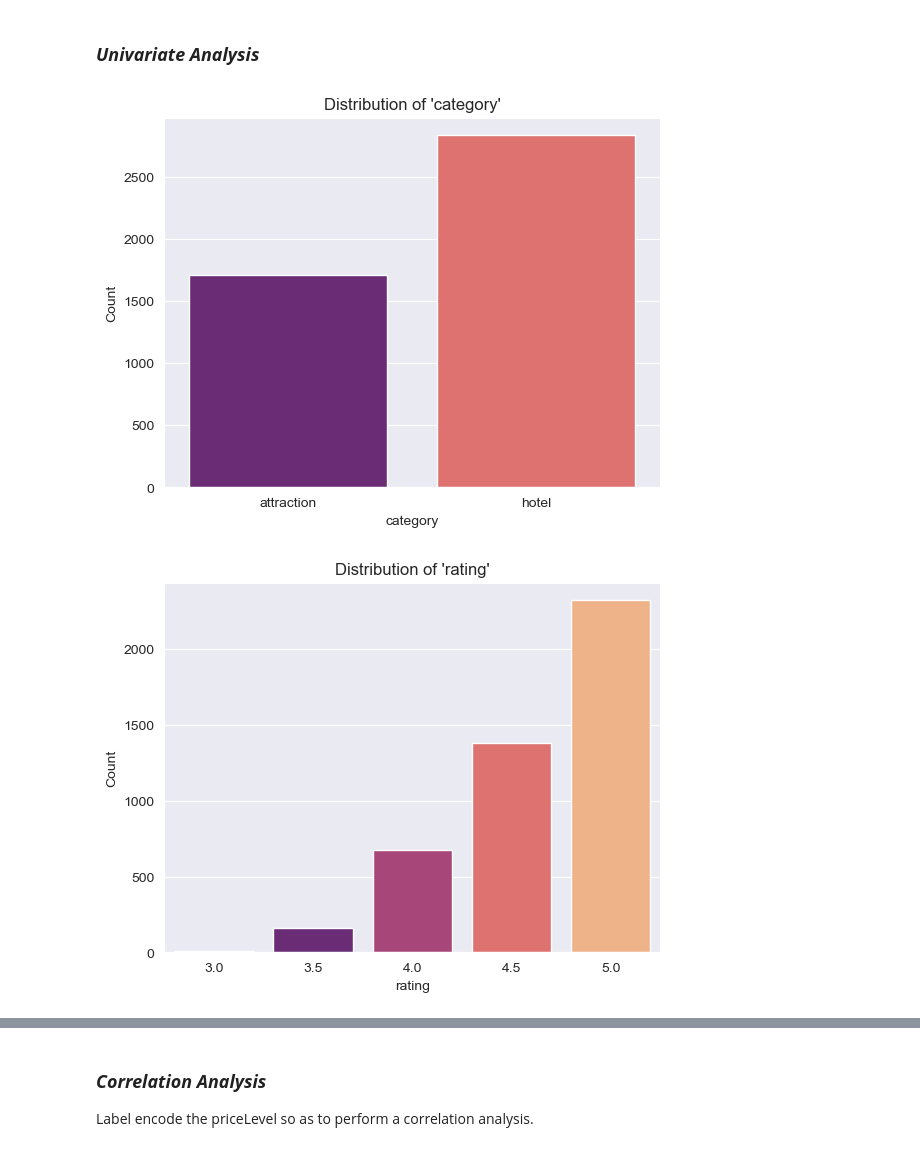
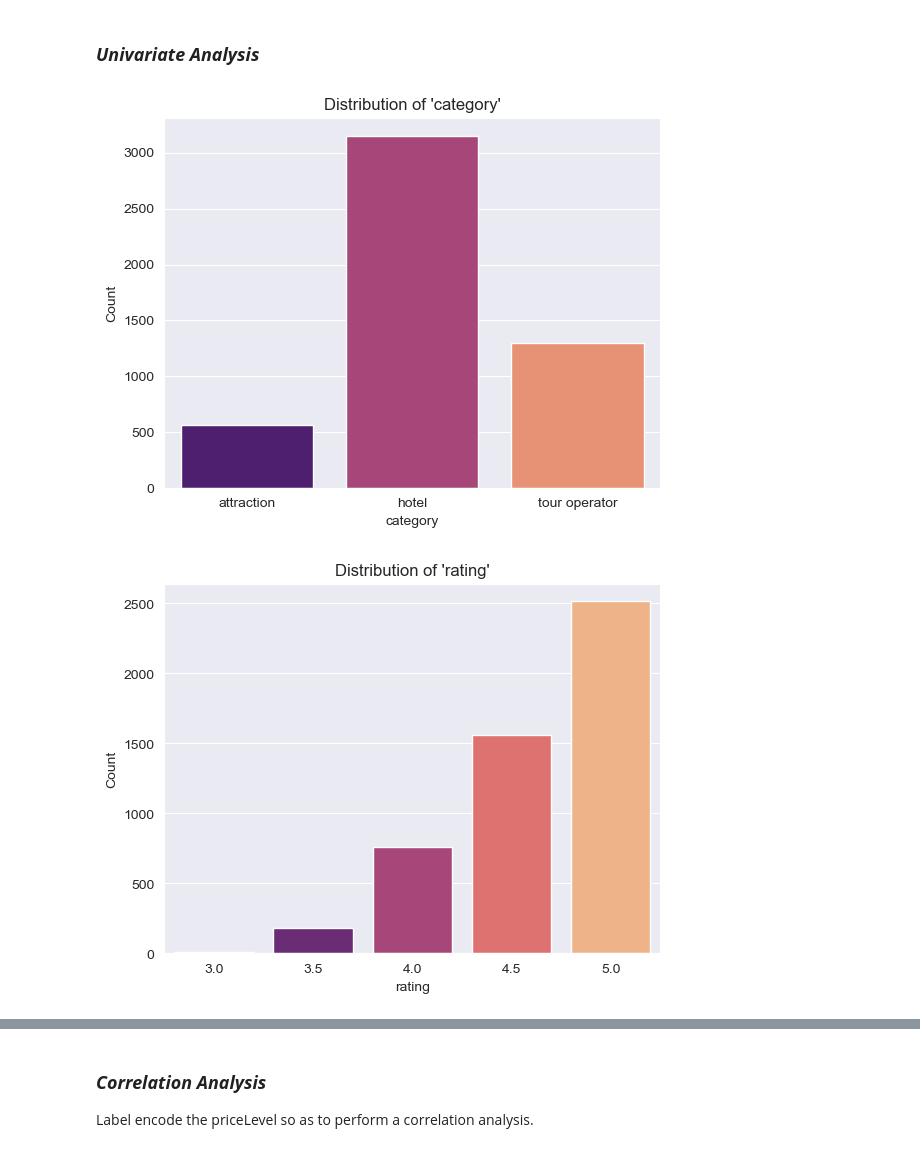
Before and after one commit to Misfit911/SafariHub, a Jupyter notebook: safarihub.ipynb, the cells around one changed output, grey strips where cells are left out. Saved outputs shown, nothing was run; the diff lists cells and outputs as text; code cells hidden in the pictures.

```diff
--- a/safarihub.ipynb
+++ b/safarihub.ipynb
@@ -302,12 +302,12 @@ ds = DataSourcing()
 
 files = [
         "data\kenya.json", "data\Tripadvisor1.json",
-        "data\Tripadvisor2.json", "data\Tripadvisor3.json"
+        "data\Tripadvisor2.json", "data\Tripadvisor3.json", "data\Tripadvisor4.json"
         ]
 expected_columns = [
         "name", "category", "rating", "numberOfReviews",
         "image", "photoCount", "priceRange", "reviewTags",
-        "photos", "priceLevel"
+        "photos", "priceLevel", "locationString"
                     ]
 
 data = ds.read_json_files(files, expected_columns)
@@ -353,12 +353,12 @@ dtype: int64
 *Drop Duplicates*
 # %%
 # Drop the duplicate rows
-clean_data = data.drop_duplicates()
+data = data.drop_duplicates()
 
 # Display the cleaned data
 print('Cleaned Data Shape:')
-print(clean_data.shape)
+print(data.shape)
 print('='*45)
-print(clean_data.info())
+print(data.info())
 # %% [output]
 Cleaned Data Shape:
@@ -603,0 +606,15 @@ memory usage: 35.6+ KB
+# %%
+# Replace empty strings or null-like values with np.nan
+data['locationString'] = data['locationString'].apply(lambda x: np.nan if pd.isnull(x) or x.strip() == '' else x)
+
+# Fill remaining null values with a placeholder (e.g., "Unknown, Unknown")
+# data['locationString'] = data['locationString'].fillna('Unknown, Unknown')
+
+# Extract the location (before the first comma)
+data['location'] = data['locationString'].str.split(',', n=1).str[0].str.strip()
+
+# Extract the province (after the last comma)
+data['province'] = data['locationString'].str.split(',').str[-1].str.strip()
+
+# Display the DataFrame with the new columns
+print(data[['location', 'province']].head())
@@ -603,0 +632,16 @@ memory usage: 35.6+ KB
+# %%
+# Keywords to search for
+keywords = ['safari', 'safaris', 'tour', 'tours', 'adventure', 'adventures']
+
+# Function to update category only if name contains keywords
+def update_category(row):
+    name, current_category = row
+    if any(keyword in name.lower() for keyword in keywords):
+        return 'tour operator'
+    return current_category
+
+# Apply the function to update the 'category' column
+data['category'] = data[['name', 'category']].apply(update_category, axis=1)
+
+# Display the updated DataFrame
+data['category'].value_counts()
@@ -769,34 +818,35 @@ plt.show()
 import pandas as pd
 import seaborn as sns
 import matplotlib.pyplot as plt
 
 def plot_distribution(data, exclude_columns=[]):
     for col in data.columns:
         # Skip the column if it's in the exclude_columns list
         if col in exclude_columns:
             continue
 
         if data[col].dtype == 'object' or data[col].nunique() < 20:
             # If the column is categorical or has less than 20 unique values, use countplot
             custom_palette = 'magma'
             sns.countplot(data=data, x=col, palette=custom_palette)
             plt.title(f"Distribution of '{col}'")
             plt.xlabel(col)
             plt.ylabel('Count')
             plt.xticks()
             plt.show()
         elif pd.api.types.is_numeric_dtype(data[col]):
             # Plot histogram with KDE for numerical columns
             sns.histplot(data[col], kde=True, stat="density")
             plt.title(f"Distribution of '{col}'")
             plt.xlabel(col)
             plt.ylabel('Density')
             plt.show()
 
 # Example usage
-exclude = ['name', 'image', 'priceRange', 'reviewTags', 'photos', 'reviews', 'texts', 'bigram_counts', 'main_bigram']
+exclude = ['name', 'image', 'priceRange', 'reviewTags', 'photos', 'reviews', 'texts',
+           'bigram_counts', 'main_bigram', 'location', 'province', 'locationString']
 plot_distribution(data, exclude_columns=exclude)
 # %% [output]
-[figure, old version]
+[figure, new version]
-[figure, old version]
+[figure, new version]
 [figure]
```
Also changed, not shown: parts of 43 cells of this notebook.
